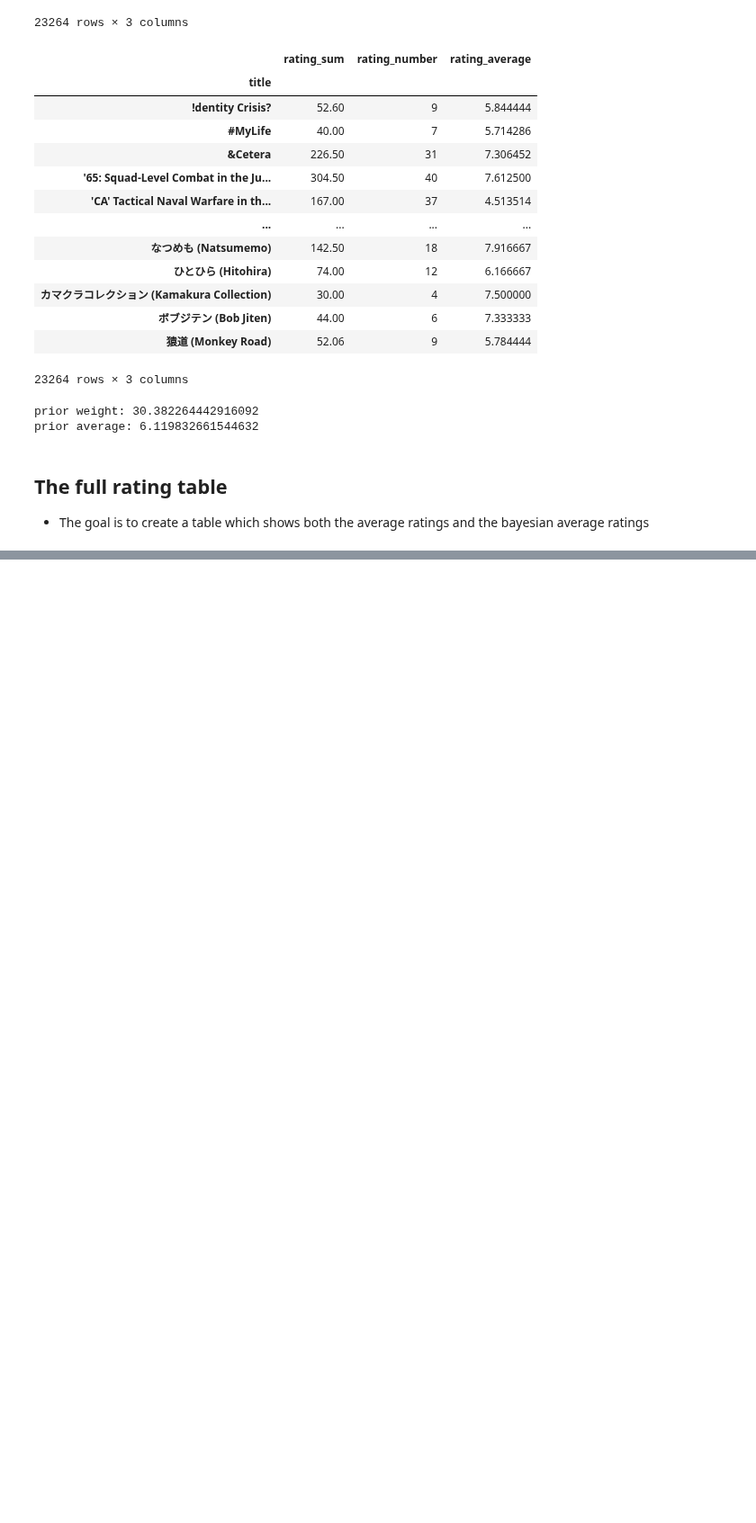
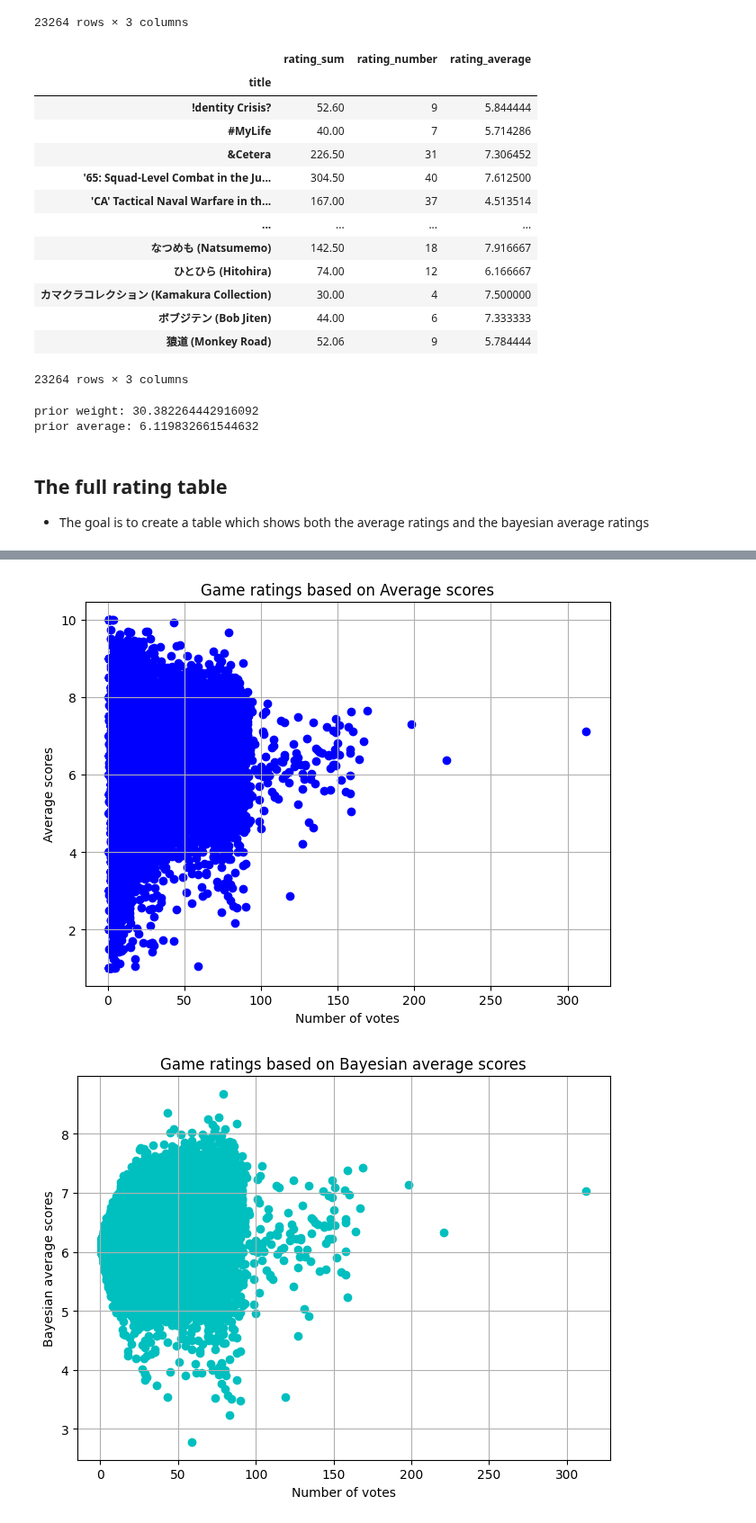
Before and after one commit to tundraparisi/dscoding-projects, a Jupyter notebook: chi.hoang/Board_Game_Project/Data_sorting.ipynb, the cells around one changed output, grey strips where cells are left out. Shown at 90% size. Saved outputs shown, nothing was run; the diff lists cells and outputs as text; code cells hidden in the pictures; blank space fills up the shorter version.

```diff
--- a/chi.hoang/Board_Game_Project/Data_sorting.ipynb
+++ b/chi.hoang/Board_Game_Project/Data_sorting.ipynb
@@ -165,0 +168,2 @@ prior average: 6.119832661544632
+# %%
+full_table['bayesian_average']= full_table.apply(lambda row: bayesian_average_funct(row), axis =1)
@@ -176,0 +205,4 @@ TypeError: string indices must be integers, not 'str'
+# %%
+x = full_table['rating_number']
+y = full_table['rating_average']
+z = full_table['bayesian_average']
@@ -176,0 +211,7 @@ TypeError: string indices must be integers, not 'str'
+# %%
+viz = DataVisualization(x,y,z)
+viz.plot_average_ranking()
+viz.plot_bayesian_ranking()
+# %% [output]
+[figure, added]
+[figure, added]
```
Also changed, not shown: parts of 6 cells of this notebook.
